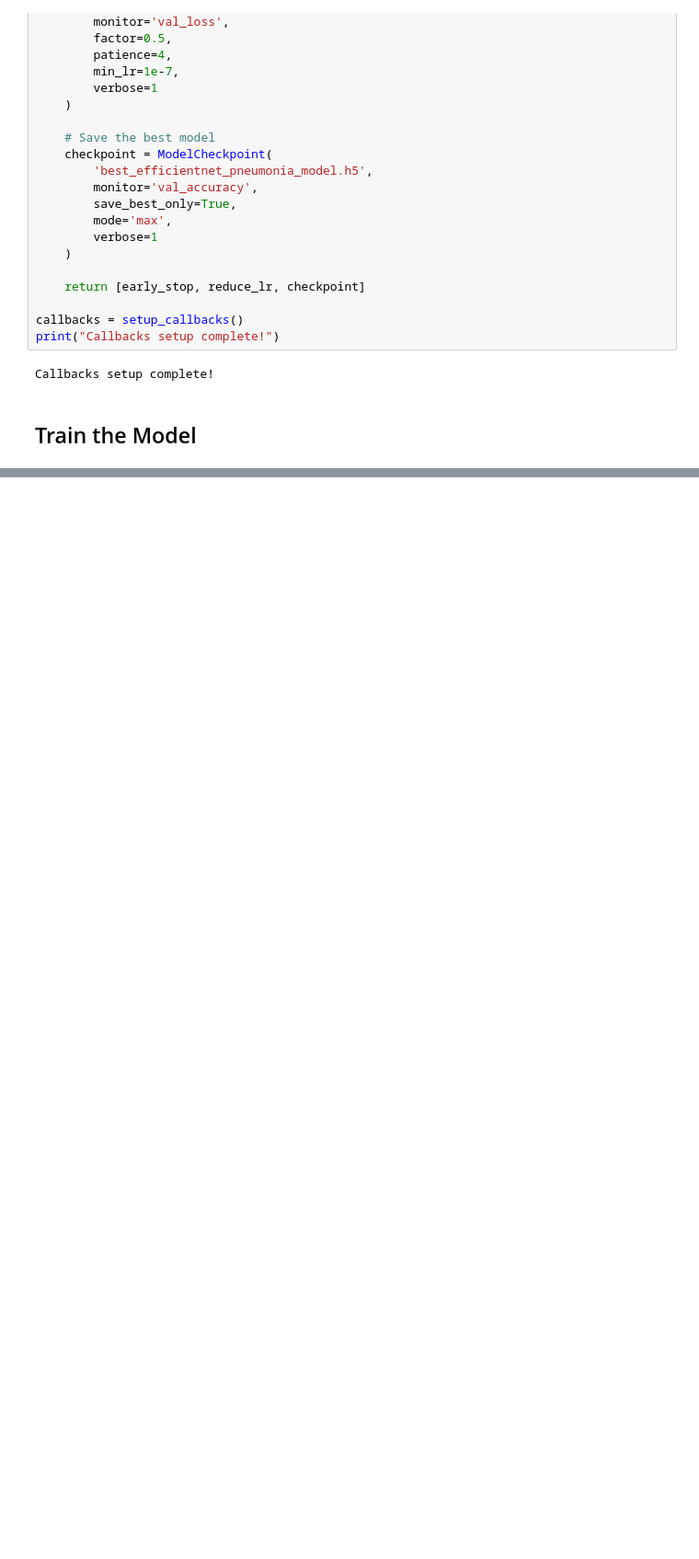
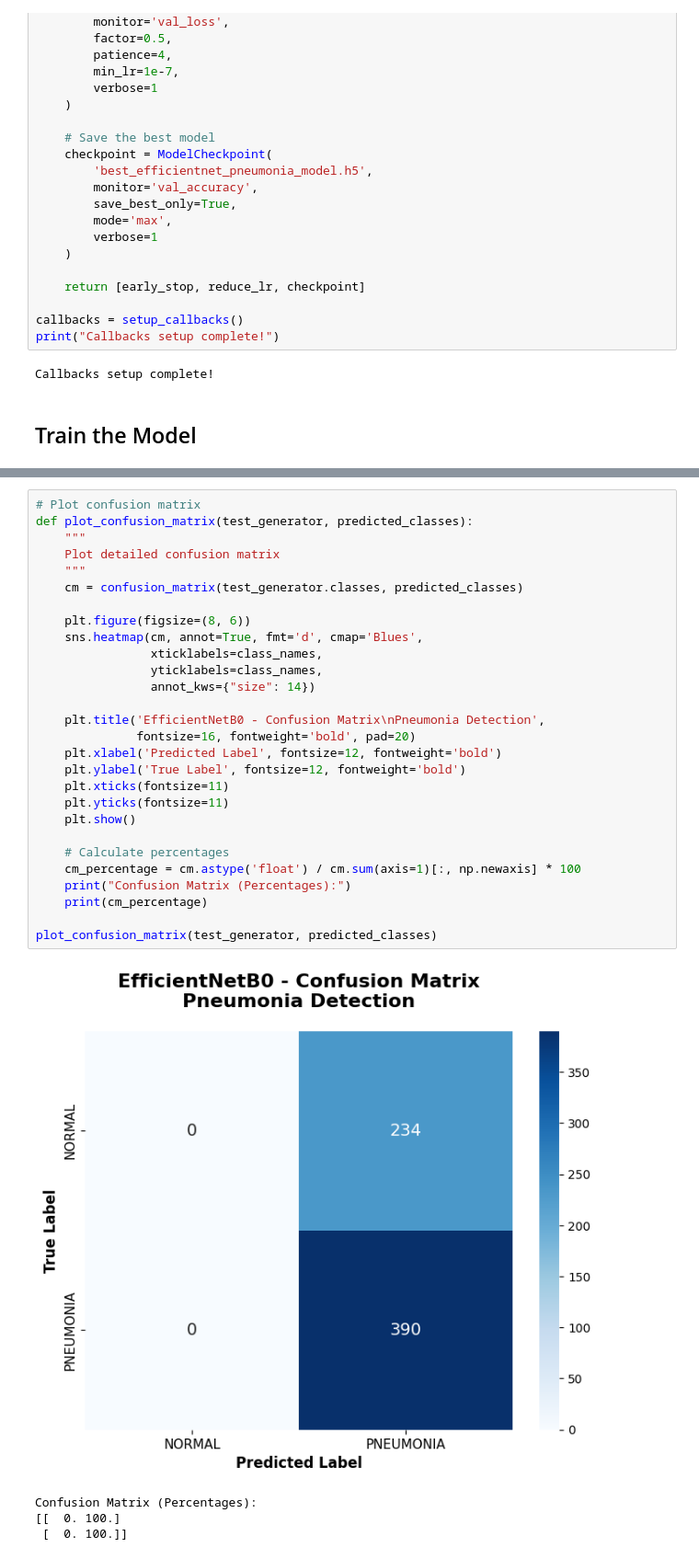
Before and after one commit to Y4-Deep-Learning-Assignment/Pneumonia-_Detection, a Jupyter notebook: EfficientNetB0.ipynb, the cells around one changed output, grey strips where cells are left out. Shown at 92% size. Cells and saved outputs as stored; diff of their text form; blank space fills up the shorter version.

```diff
--- a/EfficientNetB0.ipynb
+++ b/EfficientNetB0.ipynb
@@ -435,0 +581,33 @@ Training completed in 18.39 minutes!
+# %%
+# Plot confusion matrix
+def plot_confusion_matrix(test_generator, predicted_classes):
+    """
+    Plot detailed confusion matrix
+    """
+    cm = confusion_matrix(test_generator.classes, predicted_classes)
+
+    plt.figure(figsize=(8, 6))
+    sns.heatmap(cm, annot=True, fmt='d', cmap='Blues',
+                xticklabels=class_names,
+                yticklabels=class_names,
+                annot_kws={"size": 14})
+
+    plt.title('EfficientNetB0 - Confusion Matrix\nPneumonia Detection',
+              fontsize=16, fontweight='bold', pad=20)
+    plt.xlabel('Predicted Label', fontsize=12, fontweight='bold')
+    plt.ylabel('True Label', fontsize=12, fontweight='bold')
+    plt.xticks(fontsize=11)
+    plt.yticks(fontsize=11)
+    plt.show()
+
+    # Calculate percentages
+    cm_percentage = cm.astype('float') / cm.sum(axis=1)[:, np.newaxis] * 100
+    print("Confusion Matrix (Percentages):")
+    print(cm_percentage)
+
+plot_confusion_matrix(test_generator, predicted_classes)
+# %% [output]
+[figure, added]
+Confusion Matrix (Percentages):
+[[  0. 100.]
+ [  0. 100.]]
```
Also changed, not shown: parts of 8 cells of this notebook.
